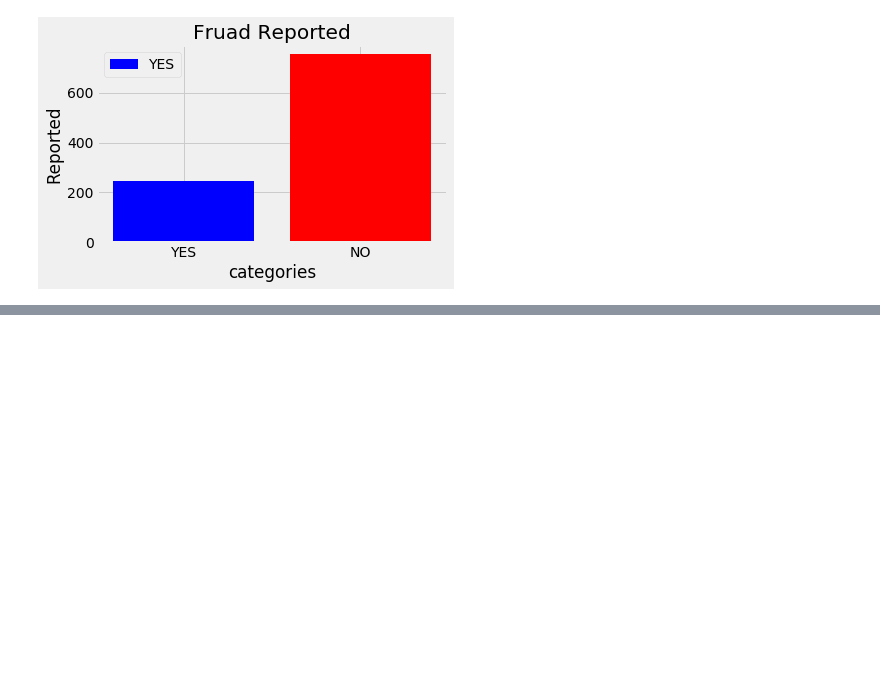
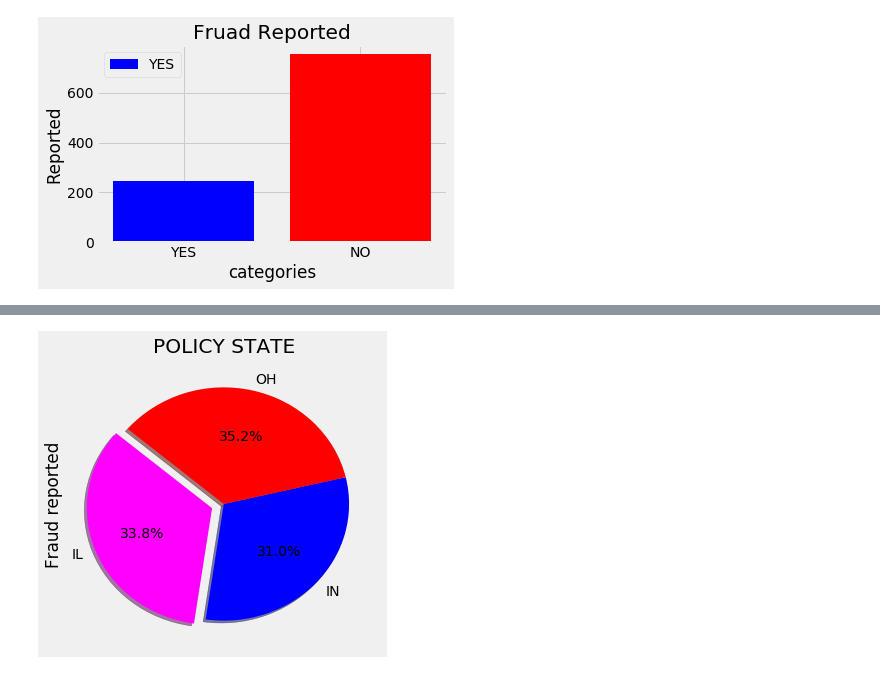
Before and after one commit to kiranreddy007/Fruad-abuse-Detection-for-Insurance-ML, a Jupyter notebook: Fruad abuse Detection for insurance .ipynb, the cells around one changed output, grey strips where cells are left out. Drawn from its saved outputs; the diff is of its cells as text; code cells hidden in the pictures; blank space fills up the shorter version.

```diff
--- a/Fruad abuse Detection for insurance .ipynb
+++ b/Fruad abuse Detection for insurance .ipynb
@@ -130,0 +148,9 @@ plt.show()
+# %%
+plt.style.use('fivethirtyeight')
+fig = plt.figure(figsize=(5,5))
+ax = df.groupby('policy_state').fraud_reported.count().plot.pie(explode=(0.1,0,0), colors=['magenta','blue','red'],autopct='%1.1f%%', shadow=True, startangle=140)
+ax.set_ylabel('Fraud reported')
+plt.title('POLICY STATE')
+plt.show()
+# %% [output]
+[figure, added]
```
Also changed, not shown: parts of 13 cells of this notebook.
